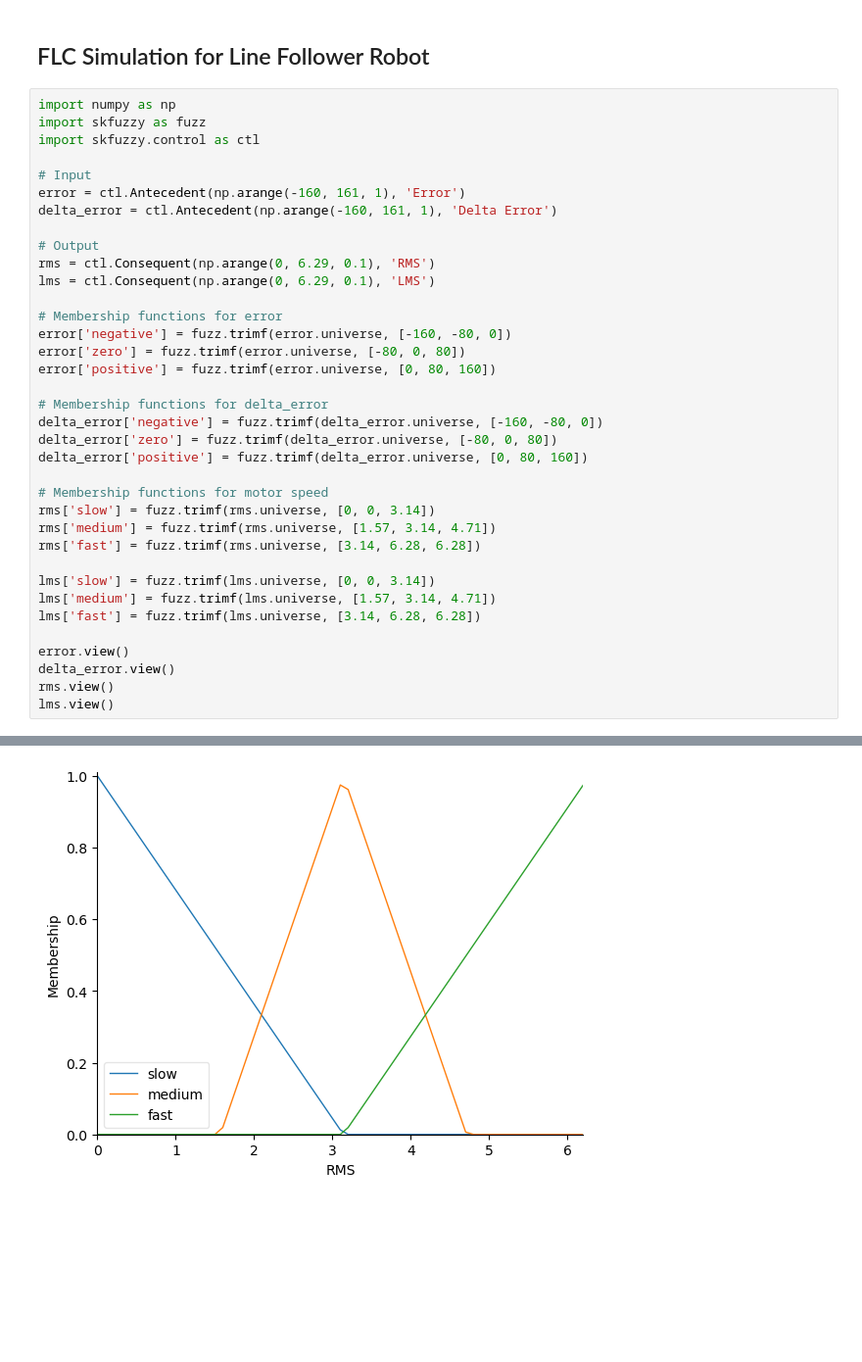
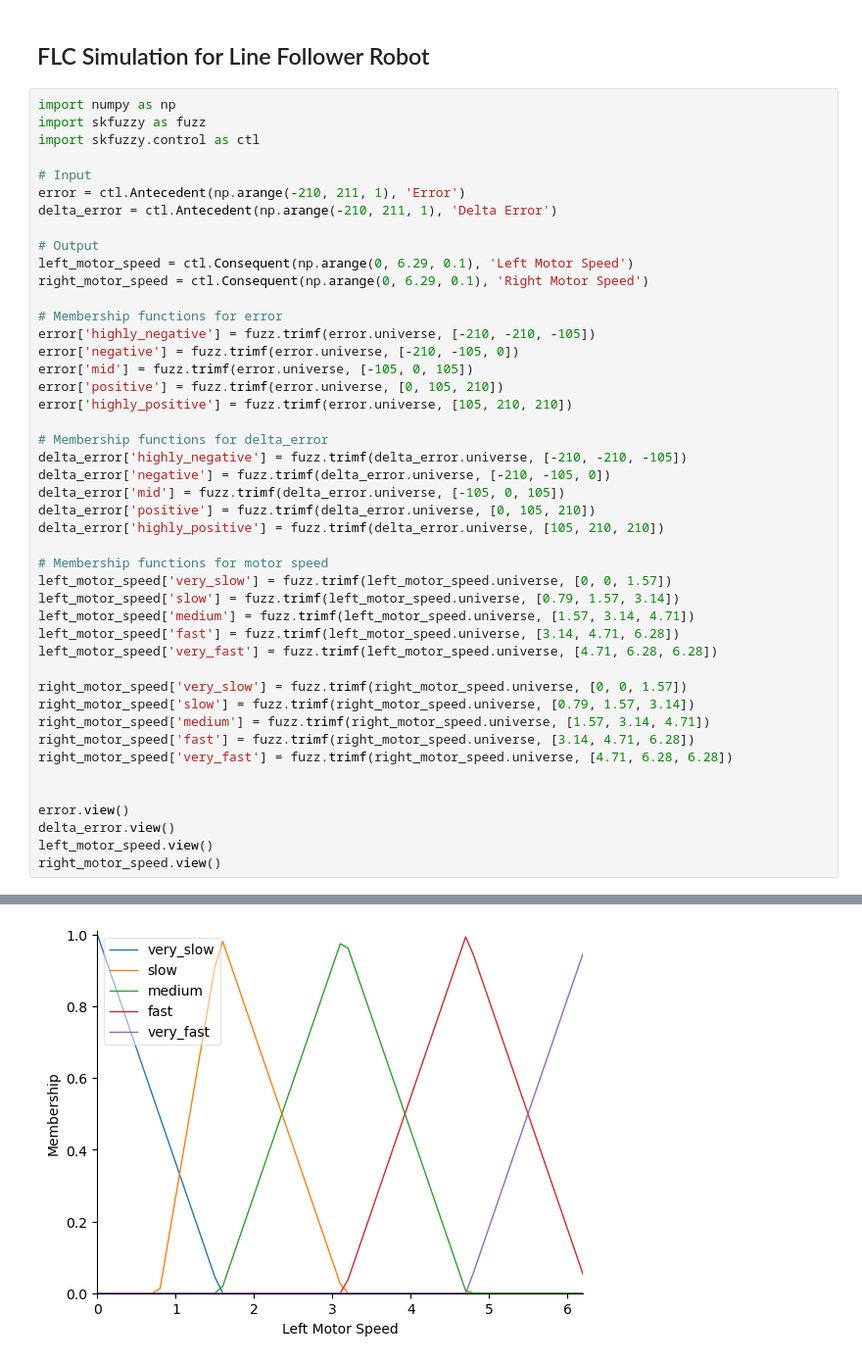
Before and after one commit to frostdev03/LineFollowerCV, a Jupyter notebook: fuzzy_simulation.ipynb, the cells around one changed output, grey strips where cells are left out. Shown at 98% size. Drawn from its saved outputs; the diff is of its cells as text; blank space fills up the shorter version.

```diff
--- a/fuzzy_simulation.ipynb
+++ b/fuzzy_simulation.ipynb
@@ -6,34 +6,43 @@ import skfuzzy as fuzz
 import skfuzzy.control as ctl
 
 # Input
-error = ctl.Antecedent(np.arange(-160, 161, 1), 'Error')
-delta_error = ctl.Antecedent(np.arange(-160, 161, 1), 'Delta Error')
+error = ctl.Antecedent(np.arange(-210, 211, 1), 'Error')
+delta_error = ctl.Antecedent(np.arange(-210, 211, 1), 'Delta Error')
 
 # Output
-rms = ctl.Consequent(np.arange(0, 6.29, 0.1), 'RMS')
-lms = ctl.Consequent(np.arange(0, 6.29, 0.1), 'LMS')
+left_motor_speed = ctl.Consequent(np.arange(0, 6.29, 0.1), 'Left Motor Speed')
+right_motor_speed = ctl.Consequent(np.arange(0, 6.29, 0.1), 'Right Motor Speed')
 
 # Membership functions for error
-error['negative'] = fuzz.trimf(error.universe, [-160, -80, 0])
-error['zero'] = fuzz.trimf(error.universe, [-80, 0, 80])
-error['positive'] = fuzz.trimf(error.universe, [0, 80, 160])
+error['highly_negative'] = fuzz.trimf(error.universe, [-210, -210, -105])
+error['negative'] = fuzz.trimf(error.universe, [-210, -105, 0])
+error['mid'] = fuzz.trimf(error.universe, [-105, 0, 105])
+error['positive'] = fuzz.trimf(error.universe, [0, 105, 210])
+error['highly_positive'] = fuzz.trimf(error.universe, [105, 210, 210])
 
 # Membership functions for delta_error
-delta_error['negative'] = fuzz.trimf(delta_error.universe, [-160, -80, 0])
-delta_error['zero'] = fuzz.trimf(delta_error.universe, [-80, 0, 80])
-delta_error['positive'] = fuzz.trimf(delta_error.universe, [0, 80, 160])
+delta_error['highly_negative'] = fuzz.trimf(delta_error.universe, [-210, -210, -105])
+delta_error['negative'] = fuzz.trimf(delta_error.universe, [-210, -105, 0])
+delta_error['mid'] = fuzz.trimf(delta_error.universe, [-105, 0, 105])
+delta_error['positive'] = fuzz.trimf(delta_error.universe, [0, 105, 210])
+delta_error['highly_positive'] = fuzz.trimf(delta_error.universe, [105, 210, 210])
 
 # Membership functions for motor speed
-rms['slow'] = fuzz.trimf(rms.universe, [0, 0, 3.14])
-rms['medium'] = fuzz.trimf(rms.universe, [1.57, 3.14, 4.71])
-rms['fast'] = fuzz.trimf(rms.universe, [3.14, 6.28, 6.28])
+left_motor_speed['very_slow'] = fuzz.trimf(left_motor_speed.universe, [0, 0, 1.57])
+left_motor_speed['slow'] = fuzz.trimf(left_motor_speed.universe, [0.79, 1.57, 3.14])
+left_motor_speed['medium'] = fuzz.trimf(left_motor_speed.universe, [1.57, 3.14, 4.71])
+left_motor_speed['fast'] = fuzz.trimf(left_motor_speed.universe, [3.14, 4.71, 6.28])
+left_motor_speed['very_fast'] = fuzz.trimf(left_motor_speed.universe, [4.71, 6.28, 6.28])
 
-lms['slow'] = fuzz.trimf(lms.universe, [0, 0, 3.14])
-lms['medium'] = fuzz.trimf(lms.universe, [1.57, 3.14, 4.71])
-lms['fast'] = fuzz.trimf(lms.universe, [3.14, 6.28, 6.28])
+right_motor_speed['very_slow'] = fuzz.trimf(right_motor_speed.universe, [0, 0, 1.57])
+right_motor_speed['slow'] = fuzz.trimf(right_motor_speed.universe, [0.79, 1.57, 3.14])
+right_motor_speed['medium'] = fuzz.trimf(right_motor_speed.universe, [1.57, 3.14, 4.71])
+right_motor_speed['fast'] = fuzz.trimf(right_motor_speed.universe, [3.14, 4.71, 6.28])
+right_motor_speed['very_fast'] = fuzz.trimf(right_motor_speed.universe, [4.71, 6.28, 6.28])
+
 
 error.view()
 delta_error.view()
-rms.view()
-lms.view()
+left_motor_speed.view()
+right_motor_speed.view()
 # %% [output]
@@ -42 +51 @@ lms.view()
-[figure, old version]
+[figure, new version]
```
Also changed, not shown: parts of 2 cells of this notebook, 5 other files.
